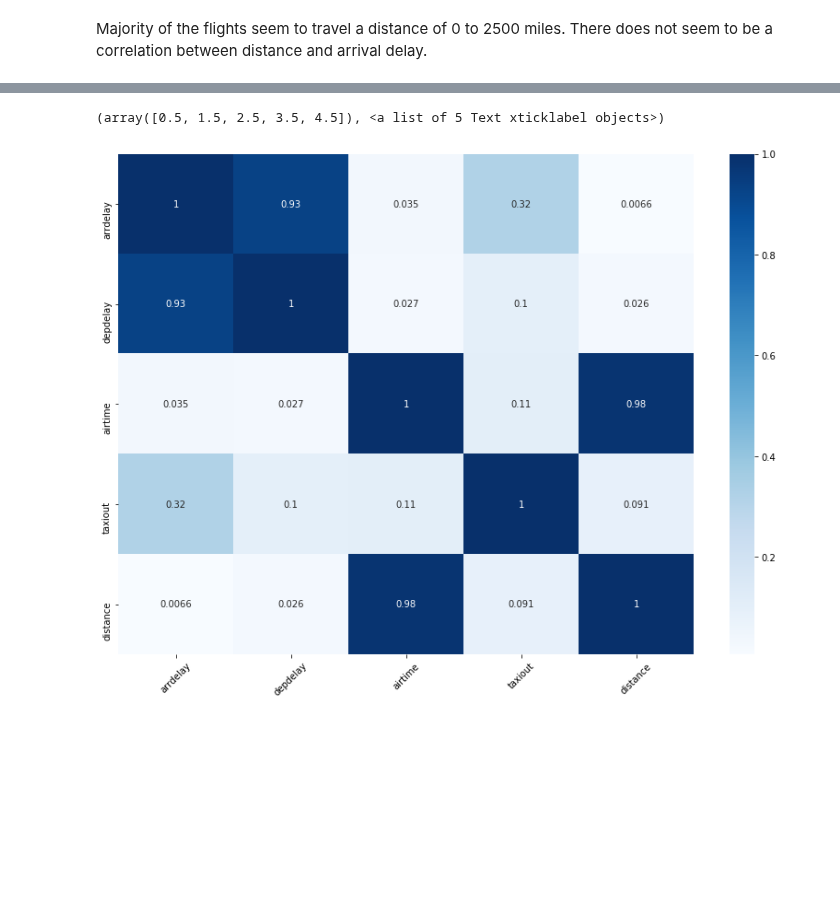
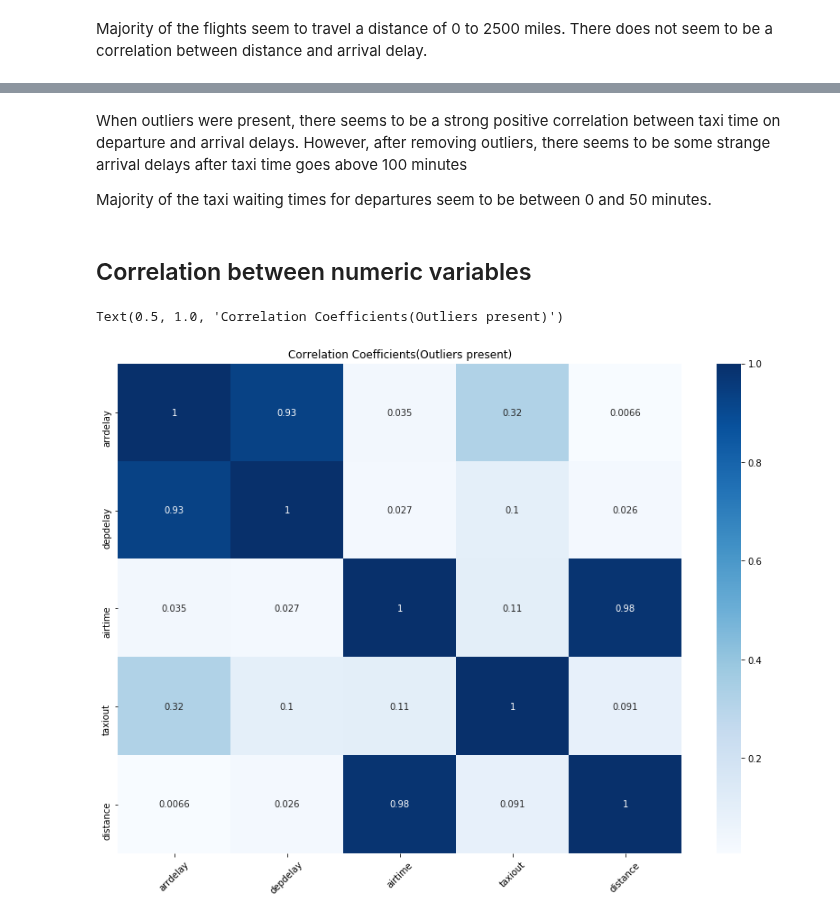
Before and after one commit to command7/exploratory_data_analysis, a Jupyter notebook: Analysis.ipynb, the cells around one changed output, grey strips where cells are left out. Saved outputs shown, nothing was run; the diff lists cells and outputs as text; code cells hidden in the pictures; blank space fills up the shorter version.

```diff
--- a/Analysis.ipynb
+++ b/Analysis.ipynb
@@ -434,8 +497,15 @@ There seems to be a positive correlation existing between taxi time at departure
+# %% [markdown]
+When outliers were present, there seems to be a strong positive correlation between taxi time on departure and arrival delays. However, after removing outliers, there seems to be some strange arrival delays after taxi time goes above 100 minutes
+
+Majority of the taxi waiting times for departures seem to be between 0 and 50 minutes.
+# %% [markdown]
+## Correlation between numeric variables
 # %%
 plt.figure(figsize=(14,10))
 scatter_matrix_atts = ["arrdelay", "depdelay", "airtime", "taxiout", "distance"]
 sns.heatmap(flights_data[scatter_matrix_atts].corr(), cmap="Blues", annot=True)
 plt.xticks(rotation=45)
+plt.title("Correlation Coefficients(Outliers present)")
 # %% [output]
-(array([0.5, 1.5, 2.5, 3.5, 4.5]), <a list of 5 Text xticklabel objects>)
+Text(0.5, 1.0, 'Correlation Coefficients(Outliers present)')
-[figure, old version]
+[figure, new version]
```
Also changed, not shown: parts of 68 cells of this notebook, 2 other files.
